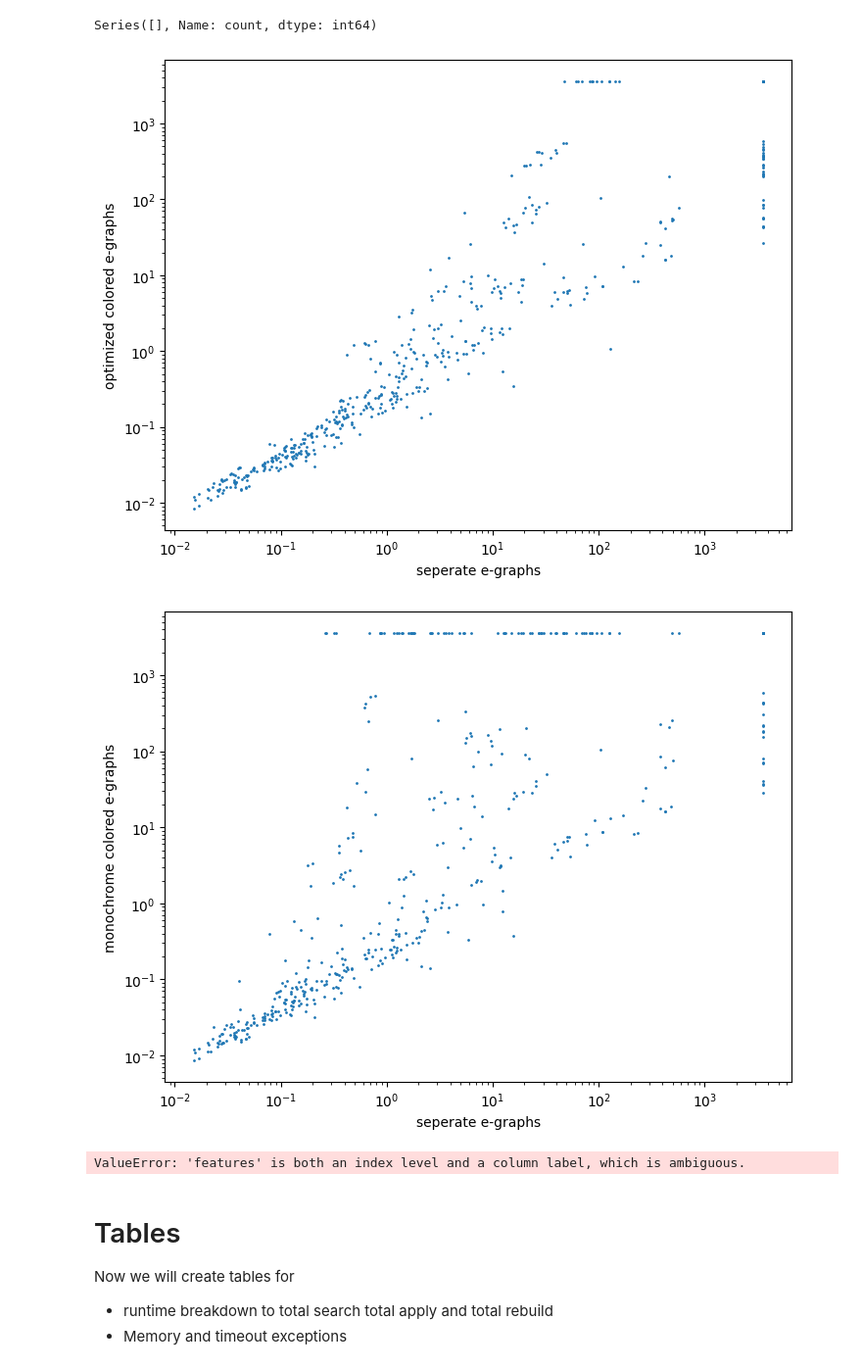
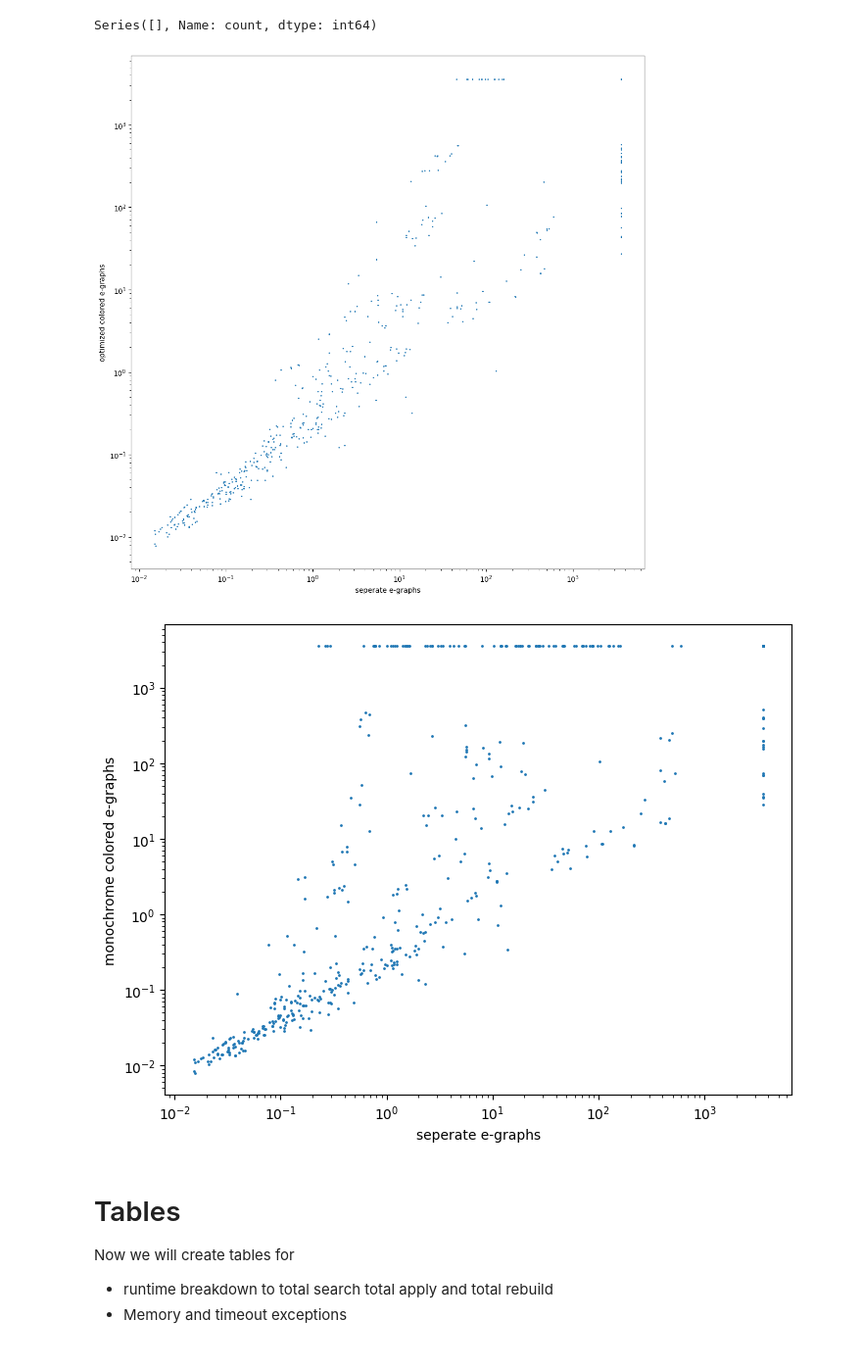
Before and after one commit to eytans/TheSy, a Jupyter notebook: experiments/cvc4_newth_alltogether/process_results.ipynb, the cells around one changed output. Shown at 98% size. Cells and saved outputs as stored; diff of their text form; code cells hidden in the pictures.

Commit message:
Updated process results again

```diff
--- a/experiments/cvc4_newth_alltogether/process_results.ipynb
+++ b/experiments/cvc4_newth_alltogether/process_results.ipynb
@@ -6,7 +6,8 @@ import json
 root = Path('.')
 root = root.absolute()
 test_cases_root = root / "testcases"
-results_root = root / "oopsla-final-4gb/"
+memory_lim = 32
+results_root = root / f"oopsla-final-{memory_lim}gb/"
 # %%
 print("root: ", root)
 print("test_cases_root: ", test_cases_root)
@@ -458,7 +460,9 @@ def remove_outliers(df, columns):
 
 # Plot a line figure with a line for each split depth
 plt.figure(figsize=(10, 10))
-for config in [(colored_cunion, "Fully optimized"), (no_cmemo_cunion, "No colored e-nodes"), (no_cremove_cunion, "No pruning")]:
+plot_configs = [(colored_cunion, "Fully optimized"), (no_cmemo_cunion, "No colored e-nodes"), (no_cremove_cunion, "No pruning")]
+max_scale = max(max(remove_outliers(data, ['colored_unions_count', 'extra_enodes'])['colored_unions_count'].max() for data, _ in plot_configs), max(remove_outliers(data, ['colored_unions_count', 'extra_enodes'])['extra_enodes'].max() for data, _ in plot_configs))
+for config in plot_configs:
     data, title = config
     # for conf in iters:
     print(title)
@@ -468,13 +472,13 @@ for config in [(colored_cunion, "Fully optimized"), (no_cmemo_cunion, "No colore
     plt.ylabel("extra enodes")
     print_colors = ['red', 'blue', 'green', 'orange']
     data = remove_outliers(data, ['colored_unions_count', 'extra_enodes'])
-    max_scale = max(data['colored_unions_count'].max(), data['extra_enodes'].max())
     c = data['colored_unions_count']
     extra = data['extra_enodes']
     # Set the x and y axis to be the same scale
     plt.xlim(0, max_scale)
     plt.ylim(0, max_scale)
     plt.scatter(c, extra, s=1, c='blue')
+    plt.savefig(f'extra_enodes_{title}_{memory_lim}.png')
     plt.show()
 # %% [output]
 Fully optimized
@@ -500,34 +504,37 @@ grouped = runtimes.groupby(['features_column', 'split_depth_column', 'test_suite
 # %%
 import matplotlib.pyplot as plt
 
 def scatter1(df, config, fig=None, ax=None, values='time', title='colored'):
     pt = pd.pivot_table(df, index=['relative_path', 'split_depth'],
                         columns=['features_column'], values=values)
+    fig = plt.figure(figsize=(10, 10))
+    ax = fig.add_axes([0,0,1,1])
+    # if not ax:
+    #     fig = fig or plt.figure()
+    #     ax = fig.add_axes([0,0,1,1])
 
-    if not ax:
-        fig = fig or plt.figure()
-        ax = fig.add_axes([0,0,1,1])
-
-    ax.scatter(pt['split_clone_keep_splits_stats_progress_report'], pt[config], s=1)
+    plt.scatter(pt['split_clone_keep_splits_stats_progress_report'], pt[config], s=1)
     ax.set_xscale('log')
     ax.set_yscale('log')
-    ax.set_xlabel('seperate e-graphs')
-    ax.set_ylabel(title)
-    return ax
+    ax.set_xlabel('seperate e-graphs', color='black')
+    ax.set_ylabel(title, color='black')
+    return fig
 
 
 # fig, axes = plt.subplots(1, 4, figsize=(10,2))
 
 temp = master_df.rename(columns={'relative_path': 'relative_path_column', 'features': 'features_column', 'split_depth': 'split_depth_column'})
-scatter1(temp.loc[(temp['num_splits'] > 0) | (temp['error'] == 'Timeout Exception')], 'split_colored_stats_progress_report', values='time', title='optimized colored e-graphs')
-plt.show()
+fig = scatter1(temp.loc[(temp['num_splits'] > 0) | (temp['error'] == 'Timeout Exception')], 'split_colored_stats_progress_report', values='time', title='optimized colored e-graphs')
+fig.savefig(f'runtime_optimized_{memory_lim}.png', facecolor='w')
+fig.show()
 # %% [output]
-[figure, old version]
+[figure, new version]
 # %%
 scatter1(temp.loc[(temp['num_splits'] > 0) | (temp['error'] == 'Timeout Exception')], 'split_no_cmemo_stats_progress_report', values='time', title='monochrome colored e-graphs')
+plt.savefig(f'runtime_monochrome_{memory_lim}.png')
 plt.show()
 # %% [output]
-[figure, old version]
+[figure, new version]
 # %%
 # Now plot number of extra enodes on y axis and number of colored unions on x axis
 colored_times = []
@@ -595,8 +602,6 @@ cfg1, cfg2 = 'split_colored_stats_progress_report', 'split_clone_keep_splits_sta
 #     plt.ylim(0, max_scale)
 #     plt.scatter(k, c, s=1, c='blue')
 #     plt.show()
-# %% [output]
-ValueError: 'features' is both an index level and a column label, which is ambiguous.
 # %% [markdown]
 # Tables
 
```
Also changed, not shown: parts of 9 cells of this notebook.
